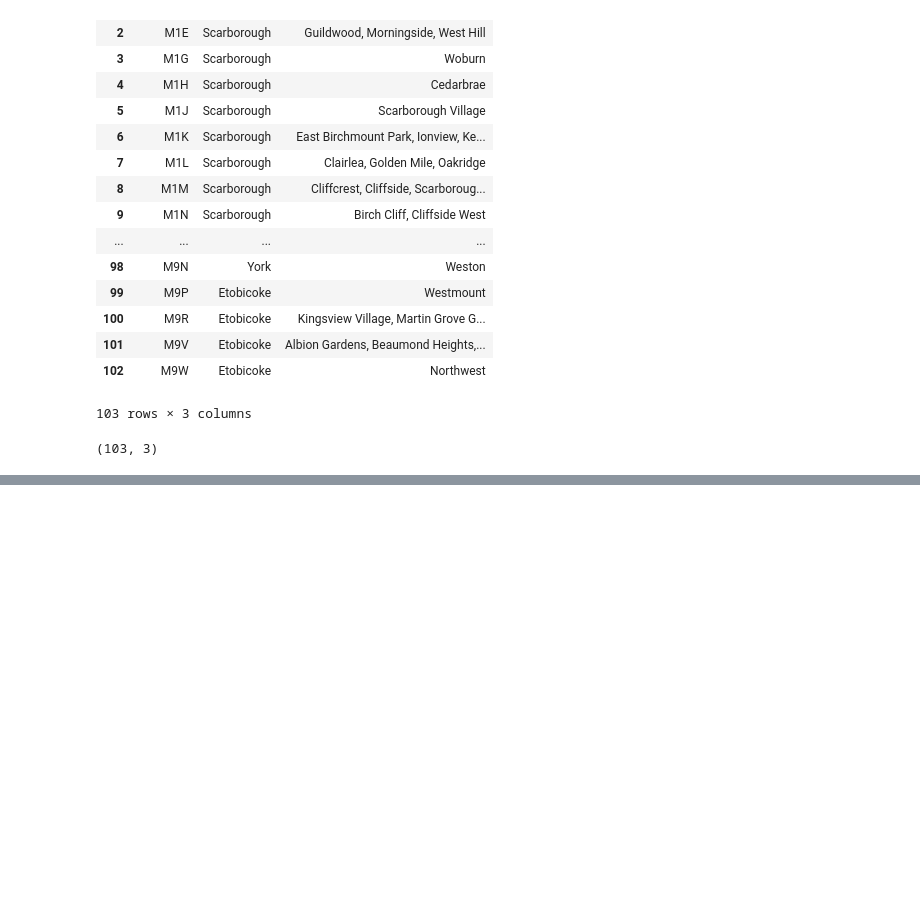
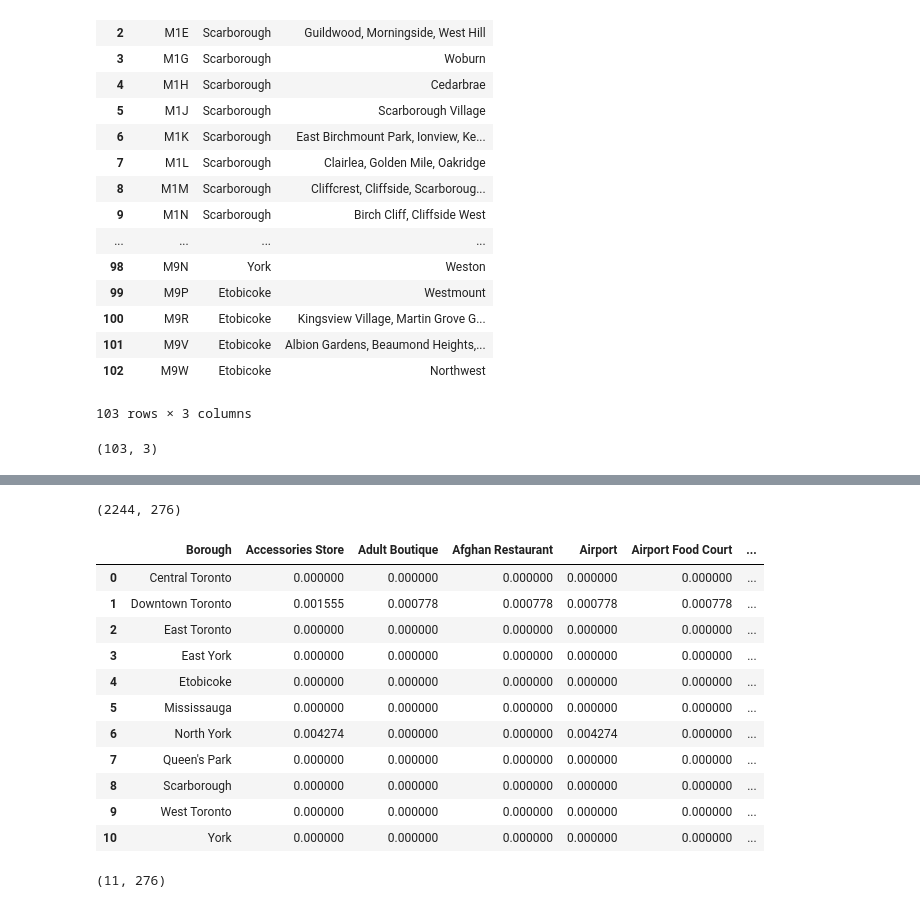
Before and after one commit to SophieTanny/Applied-DS-capstone, a Jupyter notebook: Segmenting and Clustering in Toronto - notebook 1.ipynb, the cells around one changed output, grey strips where cells are left out. Saved outputs shown, nothing was run; the diff lists cells and outputs as text; code cells hidden in the pictures; blank space fills up the shorter version.

```diff
--- a/Segmenting and Clustering in Toronto - notebook 1.ipynb
+++ b/Segmenting and Clustering in Toronto - notebook 1.ipynb
@@ -119,0 +233,19 @@ grouped.shape
+# %%
+# create map of Toronto using latitude and longitude values
+map_Toronto = folium.Map(location=[latitude, longitude], zoom_start=10)
+
+# add markers to map
+for lat, lng, borough in zip(TorontoData['Latitude'], TorontoData['Longitude'], TorontoData['Borough']):
+    label = '{}'.format(borough)
+    label = folium.Popup(label, parse_html=True)
+    folium.CircleMarker(
+        [lat, lng],
+        radius=5,
+        popup=label,
+        color='blue',
+        fill=True,
+        fill_color='#3186cc',
+        fill_opacity=0.7,
+        parse_html=False).add_to(map_Toronto)
+
+map_Toronto
@@ -119,0 +299,5 @@ grouped.shape
+# %%
+Toronto_venues = getNearbyVenues(names=TorontoData['Borough'],
+                                   latitudes=TorontoData['Latitude'],
+                                   longitudes=TorontoData['Longitude']
+                                  )
@@ -119,0 +355,12 @@ grouped.shape
+# %%
+# one hot encoding
+Toronto_onehot = pd.get_dummies(Toronto_venues[['Venue Category']], prefix="", prefix_sep="")
+
+# add neighborhood column back to dataframe
+Toronto_onehot['Borough'] = Toronto_venues['Borough']
+
+# move neighborhood column to the first column
+fixed_columns = [Toronto_onehot.columns[-1]] + list(Toronto_onehot.columns[:-1])
+Toronto_onehot = Toronto_onehot[fixed_columns]
+
+Toronto_onehot.head()
@@ -119,0 +374,24 @@ grouped.shape
+# %%
+Toronto_onehot.shape
+# %% [output]
+(2244, 276)
+# %%
+Toronto_grouped = Toronto_onehot.groupby('Borough').mean().reset_index()
+Toronto_grouped
+# %% [output]
+|  | Borough | Accessories Store | Adult Boutique | Afghan Restaurant | Airport | Airport Food Court | ... |
+| 0 | Central Toronto | 0.000000 | 0.000000 | 0.000000 | 0.000000 | 0.000000 | ... |
+| 1 | Downtown Toronto | 0.001555 | 0.000778 | 0.000778 | 0.000778 | 0.000778 | ... |
+| 2 | East Toronto | 0.000000 | 0.000000 | 0.000000 | 0.000000 | 0.000000 | ... |
+| 3 | East York | 0.000000 | 0.000000 | 0.000000 | 0.000000 | 0.000000 | ... |
+| 4 | Etobicoke | 0.000000 | 0.000000 | 0.000000 | 0.000000 | 0.000000 | ... |
+| 5 | Mississauga | 0.000000 | 0.000000 | 0.000000 | 0.000000 | 0.000000 | ... |
+| 6 | North York | 0.004274 | 0.000000 | 0.000000 | 0.004274 | 0.000000 | ... |
+| 7 | Queen's Park | 0.000000 | 0.000000 | 0.000000 | 0.000000 | 0.000000 | ... |
+| 8 | Scarborough | 0.000000 | 0.000000 | 0.000000 | 0.000000 | 0.000000 | ... |
+| 9 | West Toronto | 0.000000 | 0.000000 | 0.000000 | 0.000000 | 0.000000 | ... |
+| 10 | York | 0.000000 | 0.000000 | 0.000000 | 0.000000 | 0.000000 | ... |
+# %%
+Toronto_grouped.shape
+# %% [output]
+(11, 276)
```
Also changed, not shown: parts of 37 cells of this notebook.
